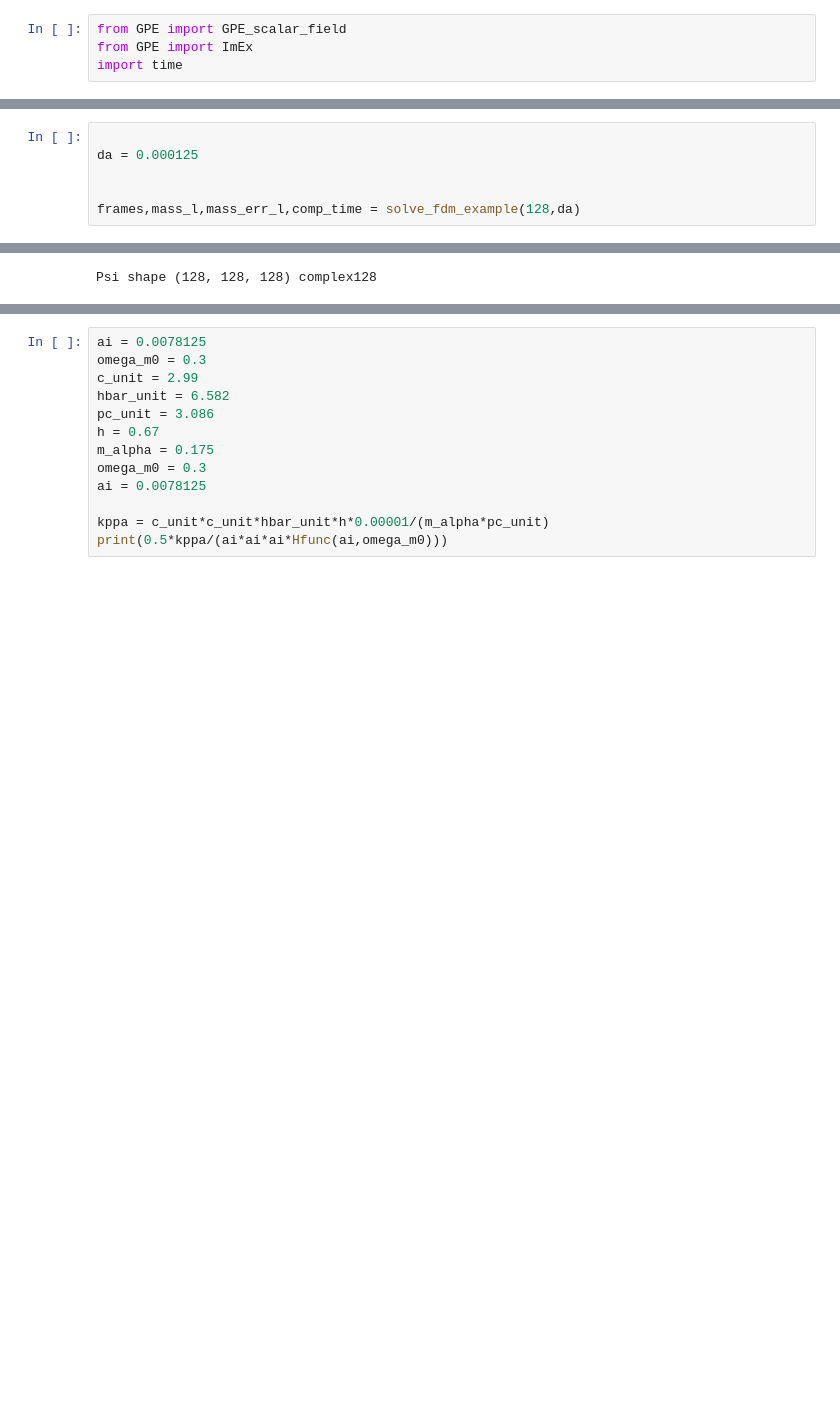
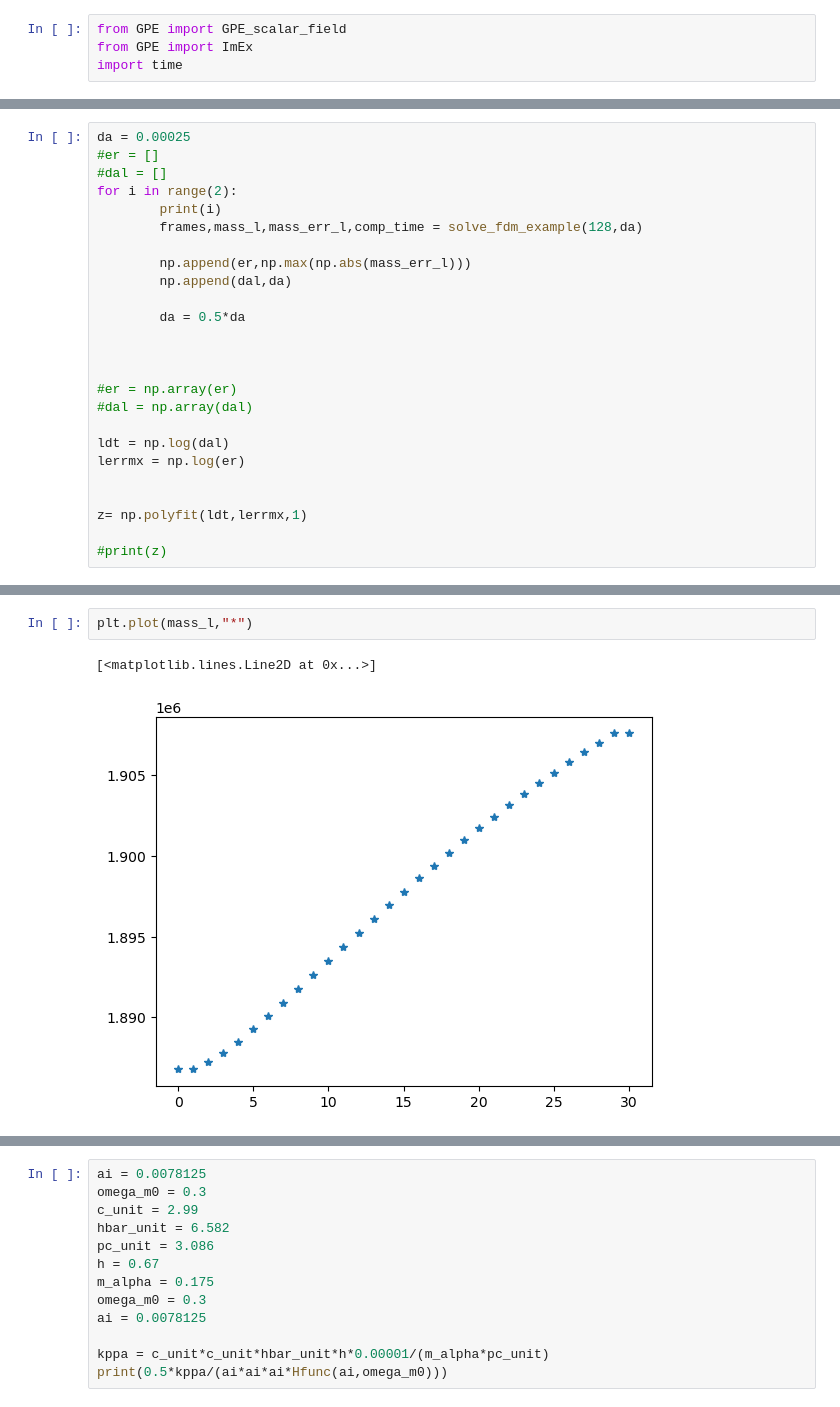
Before and after one commit to manu0x/pyGP_fields, a Jupyter notebook: fdm_3d_example.ipynb, the cells around one changed output, grey strips where cells are left out. Cells and saved outputs as stored; diff of their text form; blank space fills up the shorter version.

```diff
--- a/fdm_3d_example.ipynb
+++ b/fdm_3d_example.ipynb
@@ -230,9 +261,28 @@ def solve_fdm_example(N,da):
 
     return frames,mass_l,mass_err_l,(time.time() - start_time)
 # %%
+da = 0.00025
+#er = []
+#dal = []
+for i in range(2):
+        print(i)
+        frames,mass_l,mass_err_l,comp_time = solve_fdm_example(128,da)
 
-da = 0.000125
+        np.append(er,np.max(np.abs(mass_err_l)))
+        np.append(dal,da)
+
+        da = 0.5*da
 
 
-frames,mass_l,mass_err_l,comp_time = solve_fdm_example(128,da)
+
+#er = np.array(er)
+#dal = np.array(dal)
+
+ldt = np.log(dal)
+lerrmx = np.log(er)
+
+
+z= np.polyfit(ldt,lerrmx,1)
+
+#print(z)
 # %% [output]
@@ -262,3 +352,5 @@ class shapes (128, 128, 128) (3, 128, 128, 128)
 # %%
+plt.plot(mass_l,"*")
 # %% [output]
-Psi shape (128, 128, 128) complex128
+[<matplotlib.lines.Line2D at 0x...>]
+[figure, added]
```
Also changed, not shown: parts of 10 cells of this notebook.
